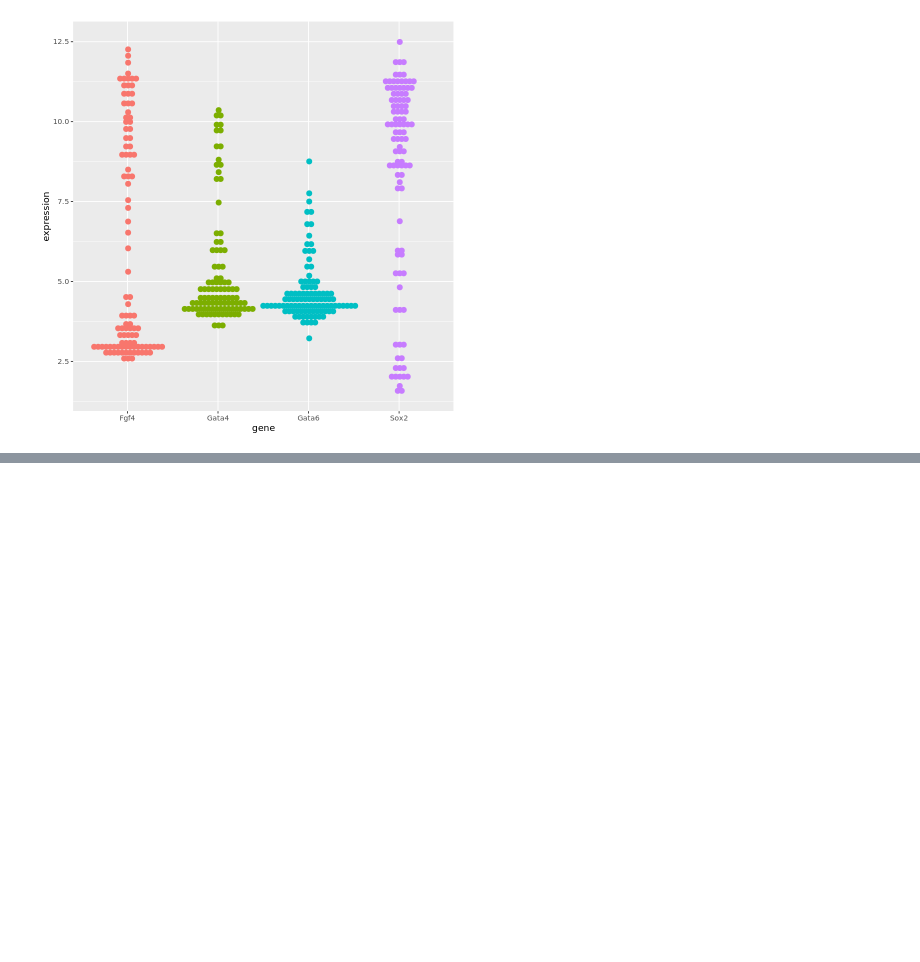
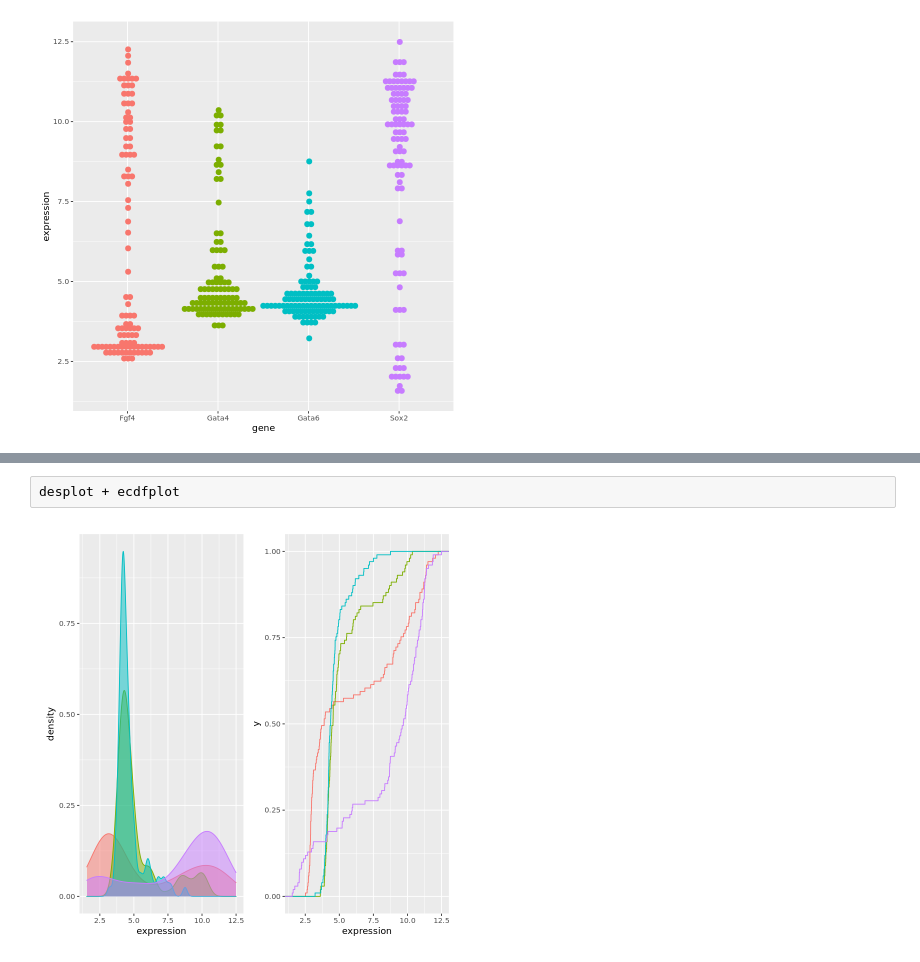
Before and after one commit to JShermanK1/binder_r_conda, a Jupyter notebook: Data_Club_ggplot2_tutorial.ipynb, the cells around one changed output, grey strips where cells are left out. Drawn from its saved outputs; the diff is of its cells as text; blank space fills up the shorter version.

```diff
--- a/Data_Club_ggplot2_tutorial.ipynb
+++ b/Data_Club_ggplot2_tutorial.ipynb
@@ -165,0 +195,4 @@ ERROR: Error in library("ggbeeswarm"): there is no package called ‘ggbeeswarm
+# %%
+desplot + ecdfplot
+# %% [output]
+[figure, added]
```
Also changed, not shown: parts of 11 cells of this notebook.
